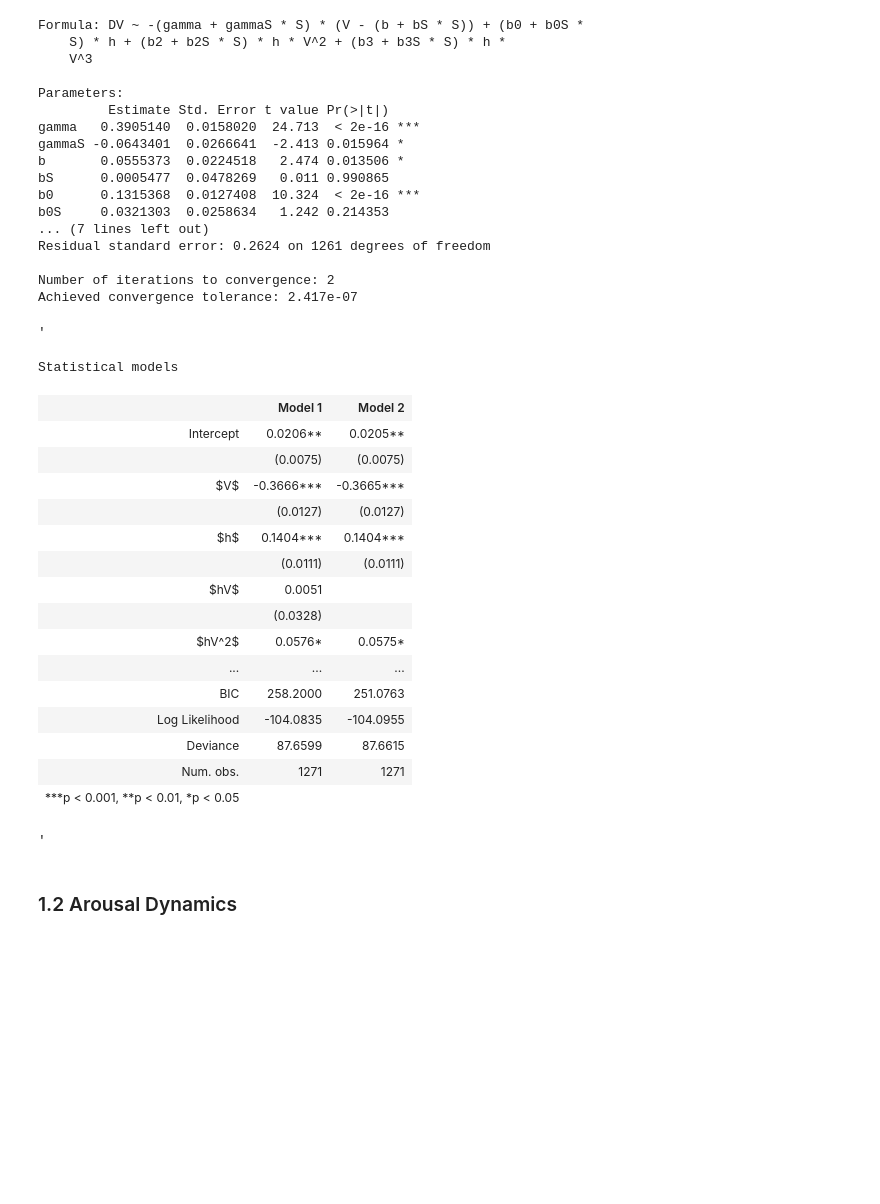
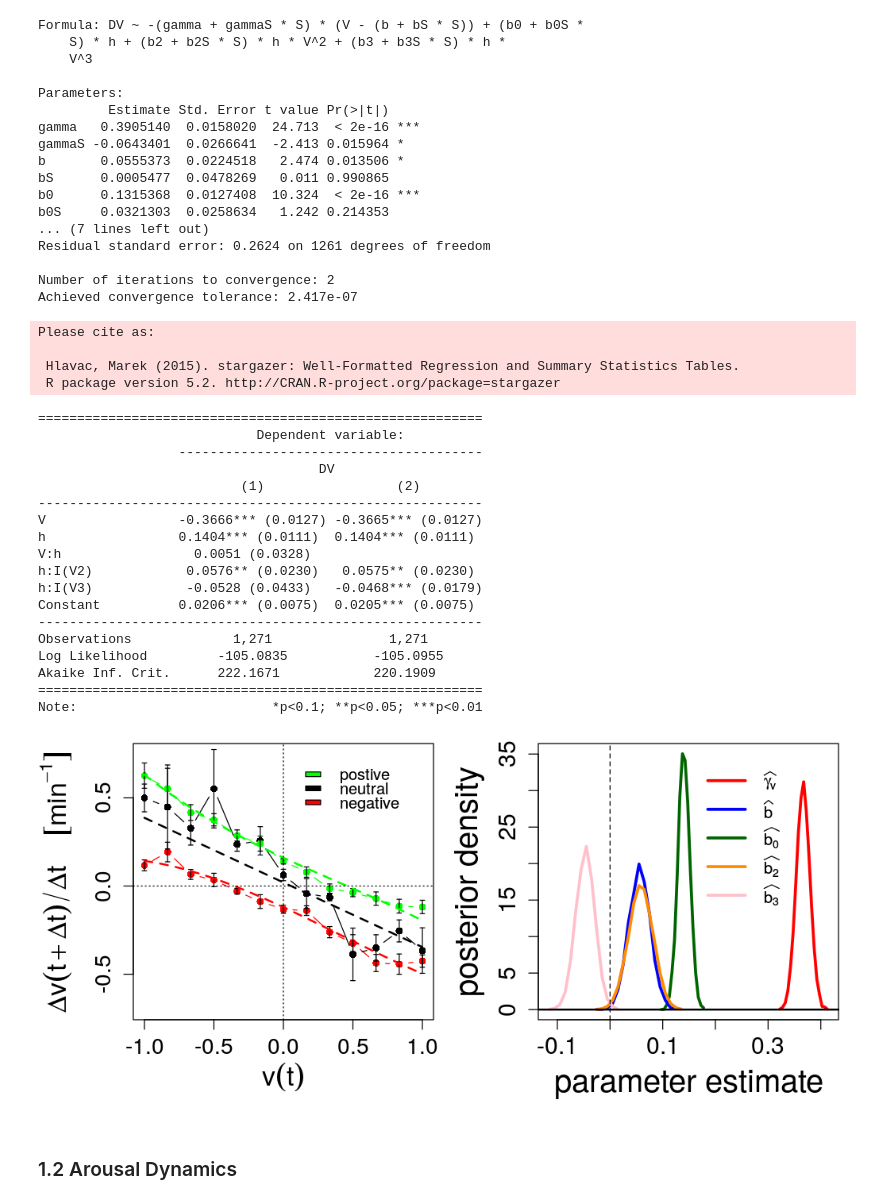
Before and after one commit to dgarcia-eu/EmotionDynamics_RSOS, a Jupyter notebook: EmotionDynamics_RSOS.ipynb, the cells around one changed output. Saved outputs shown, nothing was run; the diff lists cells and outputs as text; code cells hidden in the pictures; blank space fills up the shorter version.

Commit message:
output format

```diff
--- a/EmotionDynamics_RSOS.ipynb
+++ b/EmotionDynamics_RSOS.ipynb
@@ -101,30 +101,33 @@ Achieved convergence tolerance: 2.417e-07
 suppressMessages(library(texreg))
 modelPre <- glm(DV ~ V+h+h:(V+I(V^2)+I(V^3)))
 modelValenceSimp <- stepAIC(modelPre, direction="both", trace=0)
-htmlreg(list(modelPre,modelValenceSimp), custom.coef.names=c("Intercept", "$V$", "$h$", "$hV$", "$hV^2$", "$hV^3$"), bold=0.05, digits=4)
+library(stargazer)
+stargazer(modelPre,modelValenceSimp, single.row=TRUE, digits=4, type="text")
 # %% [output]
-'
+Please cite as:
+
+ Hlavac, Marek (2015). stargazer: Well-Formatted Regression and Summary Statistics Tables.
+ R package version 5.2. http://CRAN.R-project.org/package=stargazer
-Statistical models
+=========================================================
+                            Dependent variable:
+                  ---------------------------------------
+                                    DV
+                          (1)                 (2)
+---------------------------------------------------------
+V                 -0.3666*** (0.0127) -0.3665*** (0.0127)
+h                 0.1404*** (0.0111)  0.1404*** (0.0111)
+V:h                 0.0051 (0.0328)
+h:I(V2)            0.0576** (0.0230)   0.0575** (0.0230)
+h:I(V3)            -0.0528 (0.0433)   -0.0468*** (0.0179)
+Constant          0.0206*** (0.0075)  0.0205*** (0.0075)
+---------------------------------------------------------
+Observations             1,271               1,271
+Log Likelihood         -105.0835           -105.0955
+Akaike Inf. Crit.      222.1671            220.1909
+=========================================================
+Note:                         *p<0.1; **p<0.05; ***p<0.01
-|  | Model 1 | Model 2 |
-| Intercept | 0.0206** | 0.0205** |
-|  | (0.0075) | (0.0075) |
-| $V$ | -0.3666*** | -0.3665*** |
-|  | (0.0127) | (0.0127) |
-| $h$ | 0.1404*** | 0.1404*** |
-|  | (0.0111) | (0.0111) |
-| $hV$ | 0.0051 |  |
-|  | (0.0328) |  |
-| $hV^2$ | 0.0576* | 0.0575* |
-| ... | ... | ... |
-| BIC | 258.2000 | 251.0763 |
-| Log Likelihood | -104.0835 | -104.0955 |
-| Deviance | 87.6599 | 87.6615 |
-| Num. obs. | 1271 | 1271 |
-| ***p < 0.001, **p < 0.01, *p < 0.05 |  |  |
-'
 # %%
 options(repr.plot.width=8.5, repr.plot.height=4)
-options(jupyter.plot_mimetypes = 'image/svg+xml')
 
 difLevels <- function(f, PostV, PreV, dt, shift, scale, cuts)
     {
@@ -189,33 +192,35 @@ legend(x= 0.025, y = 0.7, list("postive", "neutral", "negative"),
 
 
 suppressMessages(library(arm))
 Bayesianmodel <-bayesglm(DV ~ V+h+h:(I(V^2)+I(V^3)), prior.df=Inf)
 simulates <- coef(sim(Bayesianmodel, n.sims=20000))
 posteriorH <- simulates[10001:20000,3]
 posteriorV <- -1*simulates[10001:20000,2]
 posteriorB <- simulates[10001:20000,1]/(-1*simulates[10001:20000,2])
 posteriorB2 <- simulates[10001:20000,4]
 posteriorB3 <- simulates[10001:20000,5]
 
 HHist <- hist(posteriorH, plot=FALSE)
 VHist <- hist(posteriorV, plot=FALSE)
 BHist <- hist(posteriorB, plot=FALSE)
 B2Hist <- hist(posteriorB2, plot=FALSE)
 B3Hist <- hist(posteriorB3, plot=FALSE)
 
 xlims <- range(c(HHist$mids,VHist$mids, BHist$mids, B2Hist$mids, B3Hist$mids))
 ylims <- range(c(HHist$density, VHist$density, BHist$density, B2Hist$density, B3Hist$density))
 plot(VHist$mids, VHist$density, xlim=xlims, ylim=ylims, col="red", type="l", xlab="parameter estimate", ylab="posterior density" , cex.lab=2, cex.axis=1.5, lwd=3)
 lines(HHist$mids, HHist$density, col="darkgreen", lwd=3)
 lines(BHist$mids, BHist$density, col="blue", lwd=3)
 lines(B2Hist$mids, B2Hist$density, col="darkorange", lwd=3)
 lines(B3Hist$mids, B3Hist$density, col="pink", lwd=3)
 abline(v=0, lty=2)
 abline(h=0, lwd=2)
 
 legend(x= 0.15, y = 34, c( expression(widehat(gamma[v])),expression(widehat(b)), expression(widehat(b[0])),
                           expression(widehat(b[2])), expression(widehat(b[3]))),
        col = c( "red","blue","darkgreen", "darkorange", "pink"), lwd=3, cex=1, box.lwd=-1, y.intersp=3)
+# %% [output]
+[figure, added]
 # %% [markdown]
 ### 1.2 Arousal Dynamics
 # %%
```
Also changed, not shown: parts of 13 cells of this notebook.
